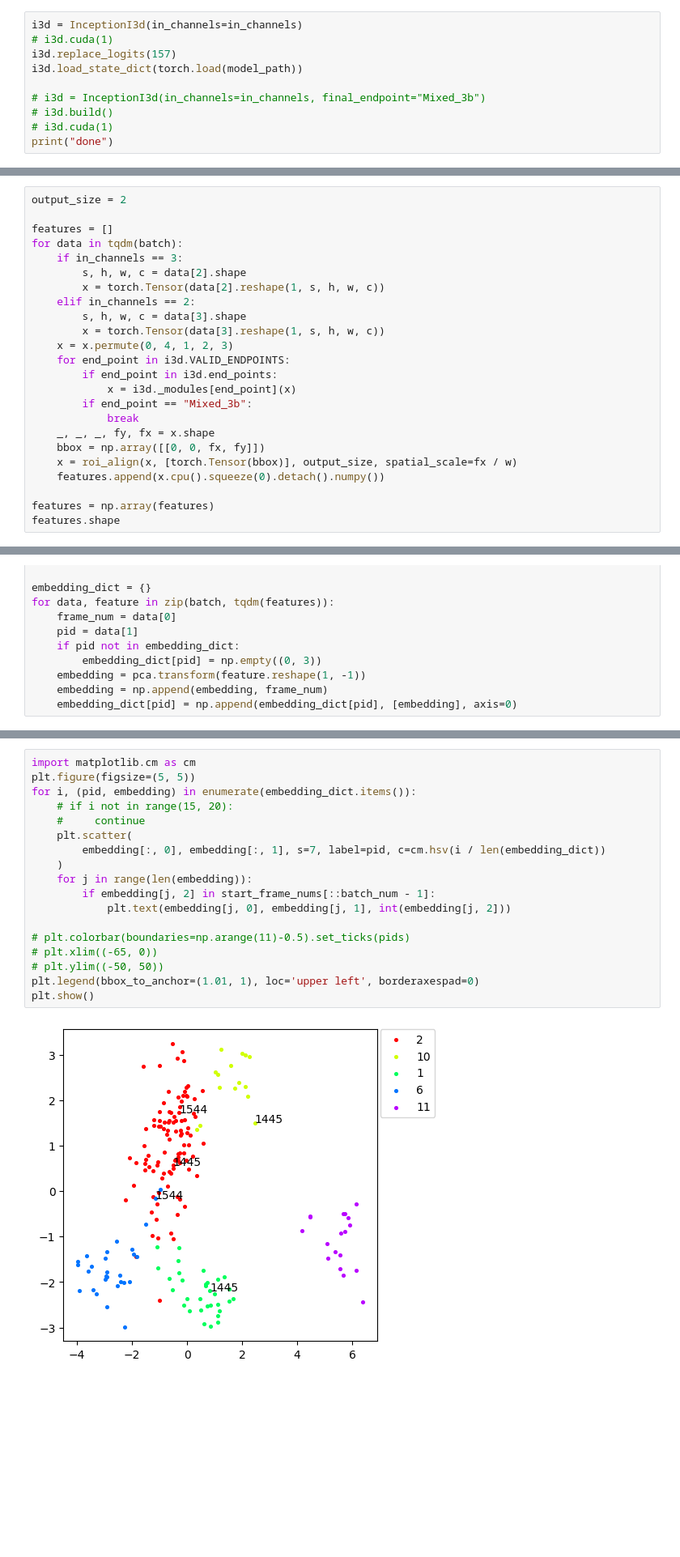
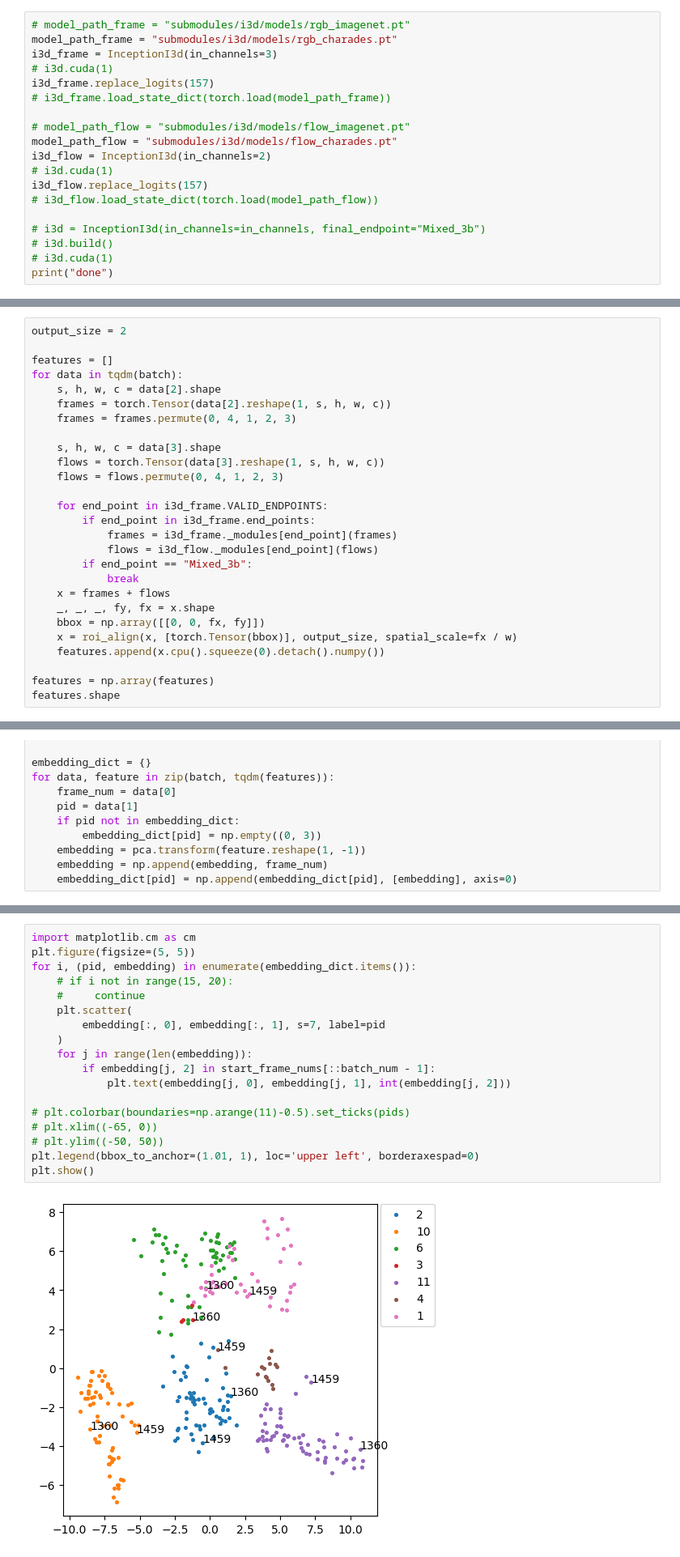
Before and after one commit to kojikojiprg/individual_anomaly, a Jupyter notebook: notebooks/individual/test_i3d_roialign_bbox.ipynb, the cells around one changed output, grey strips where cells are left out. Shown at 81% size. Drawn from its saved outputs; the diff is of its cells as text; blank space fills up the shorter version.

```diff
--- a/notebooks/individual/test_i3d_roialign_bbox.ipynb
+++ b/notebooks/individual/test_i3d_roialign_bbox.ipynb
@@ -135,8 +128,17 @@ elif in_channels == 2:
 # %%
-i3d = InceptionI3d(in_channels=in_channels)
+# model_path_frame = "submodules/i3d/models/rgb_imagenet.pt"
+model_path_frame = "submodules/i3d/models/rgb_charades.pt"
+i3d_frame = InceptionI3d(in_channels=3)
 # i3d.cuda(1)
-i3d.replace_logits(157)
-i3d.load_state_dict(torch.load(model_path))
+i3d_frame.replace_logits(157)
+# i3d_frame.load_state_dict(torch.load(model_path_frame))
+
+# model_path_flow = "submodules/i3d/models/flow_imagenet.pt"
+model_path_flow = "submodules/i3d/models/flow_charades.pt"
+i3d_flow = InceptionI3d(in_channels=2)
+# i3d.cuda(1)
+i3d_flow.replace_logits(157)
+# i3d_flow.load_state_dict(torch.load(model_path_flow))
 
 # i3d = InceptionI3d(in_channels=in_channels, final_endpoint="Mixed_3b")
 # i3d.build()
@@ -149,18 +151,21 @@ output_size = 2
 
 features = []
 for data in tqdm(batch):
-    if in_channels == 3:
-        s, h, w, c = data[2].shape
-        x = torch.Tensor(data[2].reshape(1, s, h, w, c))
-    elif in_channels == 2:
-        s, h, w, c = data[3].shape
-        x = torch.Tensor(data[3].reshape(1, s, h, w, c))
-    x = x.permute(0, 4, 1, 2, 3)
-    for end_point in i3d.VALID_ENDPOINTS:
-        if end_point in i3d.end_points:
-            x = i3d._modules[end_point](x)
+    s, h, w, c = data[2].shape
+    frames = torch.Tensor(data[2].reshape(1, s, h, w, c))
+    frames = frames.permute(0, 4, 1, 2, 3)
+
+    s, h, w, c = data[3].shape
+    flows = torch.Tensor(data[3].reshape(1, s, h, w, c))
+    flows = flows.permute(0, 4, 1, 2, 3)
+
+    for end_point in i3d_frame.VALID_ENDPOINTS:
+        if end_point in i3d_frame.end_points:
+            frames = i3d_frame._modules[end_point](frames)
+            flows = i3d_flow._modules[end_point](flows)
         if end_point == "Mixed_3b":
             break
+    x = frames + flows
     _, _, _, fy, fx = x.shape
     bbox = np.array([[0, 0, fx, fy]])
     x = roi_align(x, [torch.Tensor(bbox)], output_size, spatial_scale=fx / w)
@@ -196,23 +201,23 @@ print(start_frame_nums)
 # %%
 import matplotlib.cm as cm
 plt.figure(figsize=(5, 5))
 for i, (pid, embedding) in enumerate(embedding_dict.items()):
     # if i not in range(15, 20):
     #     continue
     plt.scatter(
-        embedding[:, 0], embedding[:, 1], s=7, label=pid, c=cm.hsv(i / len(embedding_dict))
+        embedding[:, 0], embedding[:, 1], s=7, label=pid
     )
     for j in range(len(embedding)):
         if embedding[j, 2] in start_frame_nums[::batch_num - 1]:
             plt.text(embedding[j, 0], embedding[j, 1], int(embedding[j, 2]))
 
 # plt.colorbar(boundaries=np.arange(11)-0.5).set_ticks(pids)
 # plt.xlim((-65, 0))
 # plt.ylim((-50, 50))
 plt.legend(bbox_to_anchor=(1.01, 1), loc='upper left', borderaxespad=0)
 plt.show()
 # %% [output]
-[figure, old version]
+[figure, new version]
 # %%
 features_all = features.reshape(len(features), -1)
 um = umap.UMAP(n_neighbors=6, random_state=42)
```
Also changed, not shown: parts of 8 cells of this notebook.
